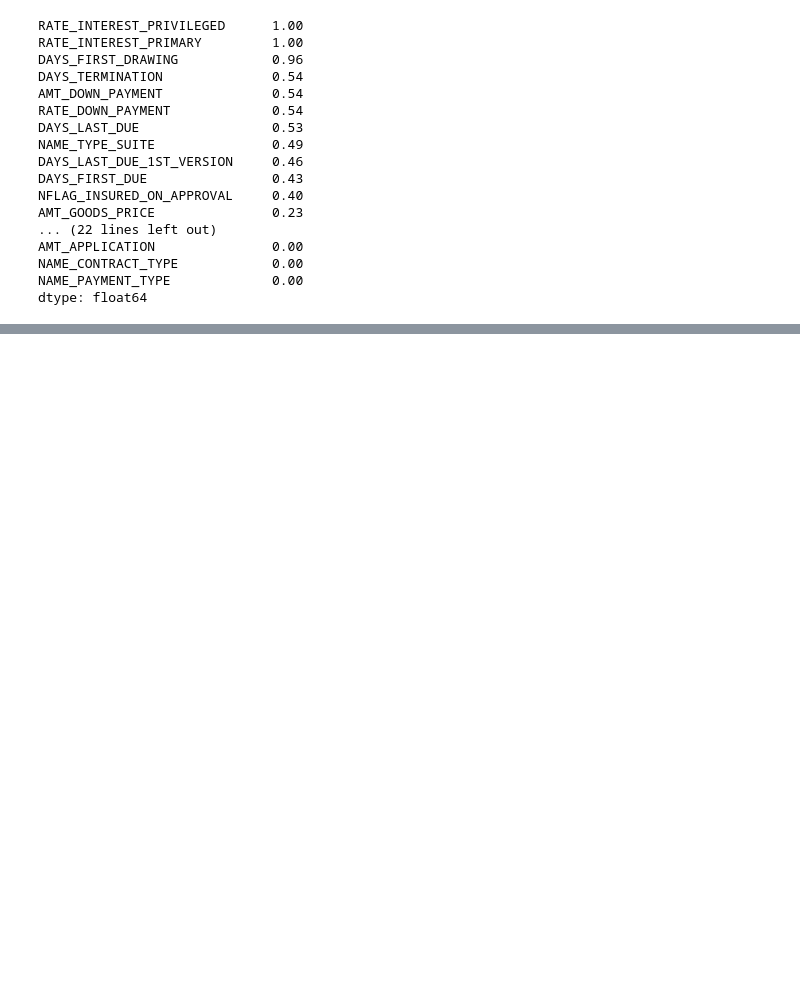
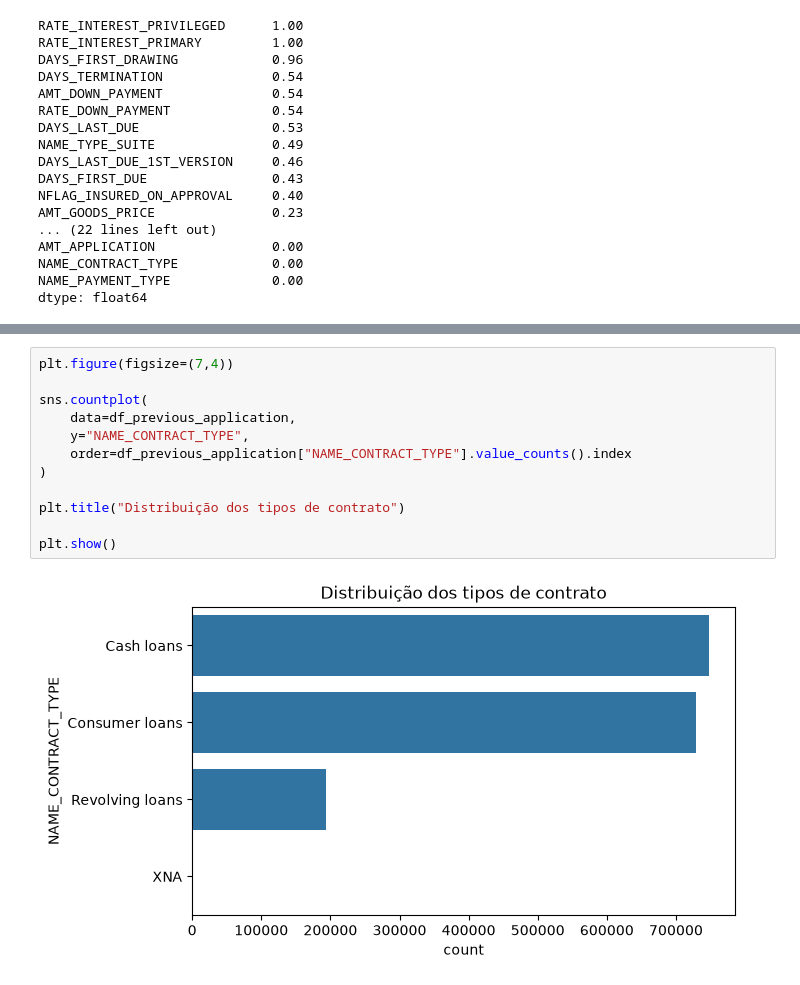
Before and after one commit to luccascruz/projeto-ml-labdata, a Jupyter notebook: DataPipeline/exp_analysis.ipynb, the cells around one changed output, grey strips where cells are left out. Saved outputs shown, nothing was run; the diff lists cells and outputs as text; blank space fills up the shorter version.

```diff
--- a/DataPipeline/exp_analysis.ipynb
+++ b/DataPipeline/exp_analysis.ipynb
@@ -2229,0 +2327,14 @@ Observações
+# %%
+plt.figure(figsize=(7,4))
+
+sns.countplot(
+    data=df_previous_application,
+    y="NAME_CONTRACT_TYPE",
+    order=df_previous_application["NAME_CONTRACT_TYPE"].value_counts().index
+)
+
+plt.title("Distribuição dos tipos de contrato")
+
+plt.show()
+# %% [output]
+[figure, added]
```
Also changed, not shown: parts of 38 cells of this notebook.
